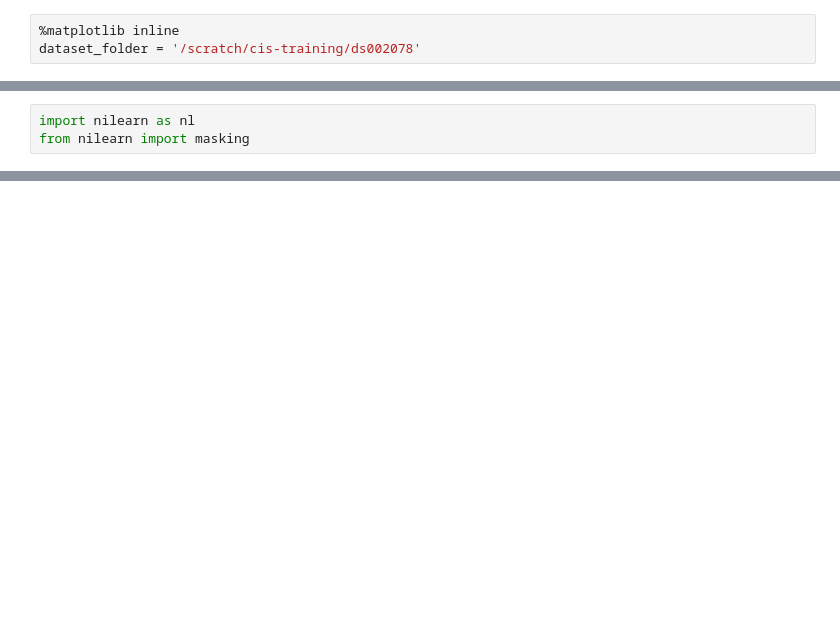
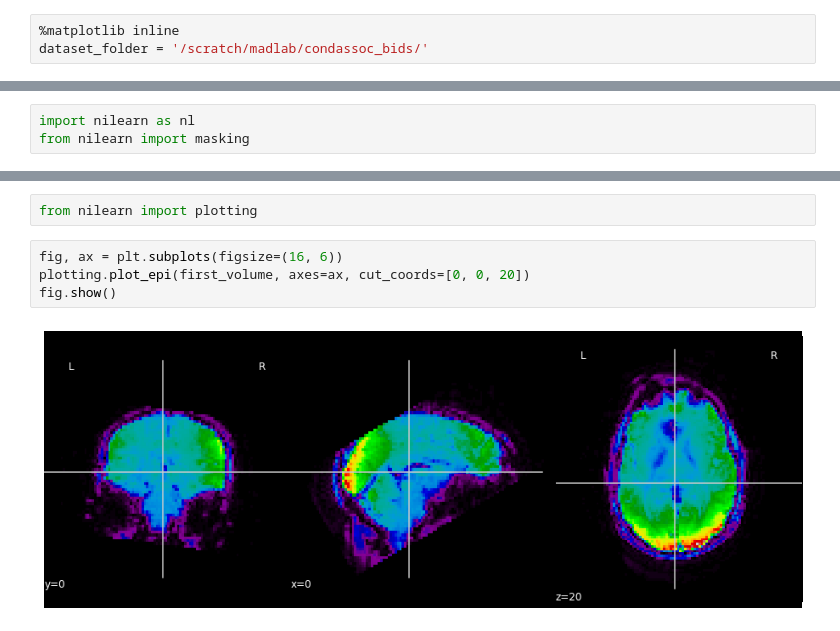
Before and after one commit to fiuneuro/training-week-2019, a Jupyter notebook: day5/01_neuroimaging_in_python.ipynb, the cells around one changed output, grey strips where cells are left out. Saved outputs shown, nothing was run; the diff lists cells and outputs as text; blank space fills up the shorter version.

```diff
--- a/day5/01_neuroimaging_in_python.ipynb
+++ b/day5/01_neuroimaging_in_python.ipynb
@@ -6,6 +6,6 @@ We've already learned about general Python tools, but there is also a growing ec
 In this training, we will focus on `pybids`, `nibabel`, and `nilearn`.
 # %%
 %matplotlib inline
-dataset_folder = '/scratch/cis-training/ds002078'
+dataset_folder = '/scratch/madlab/condassoc_bids/'
 # %% [markdown]
 ## PyBIDS
@@ -37,0 +130,8 @@ from nilearn import masking
+# %%
+from nilearn import plotting
+# %%
+fig, ax = plt.subplots(figsize=(16, 6))
+plotting.plot_epi(first_volume, axes=ax, cut_coords=[0, 0, 20])
+fig.show()
+# %% [output]
+[figure, added]
```
Also changed, not shown: parts of 18 cells of this notebook.
